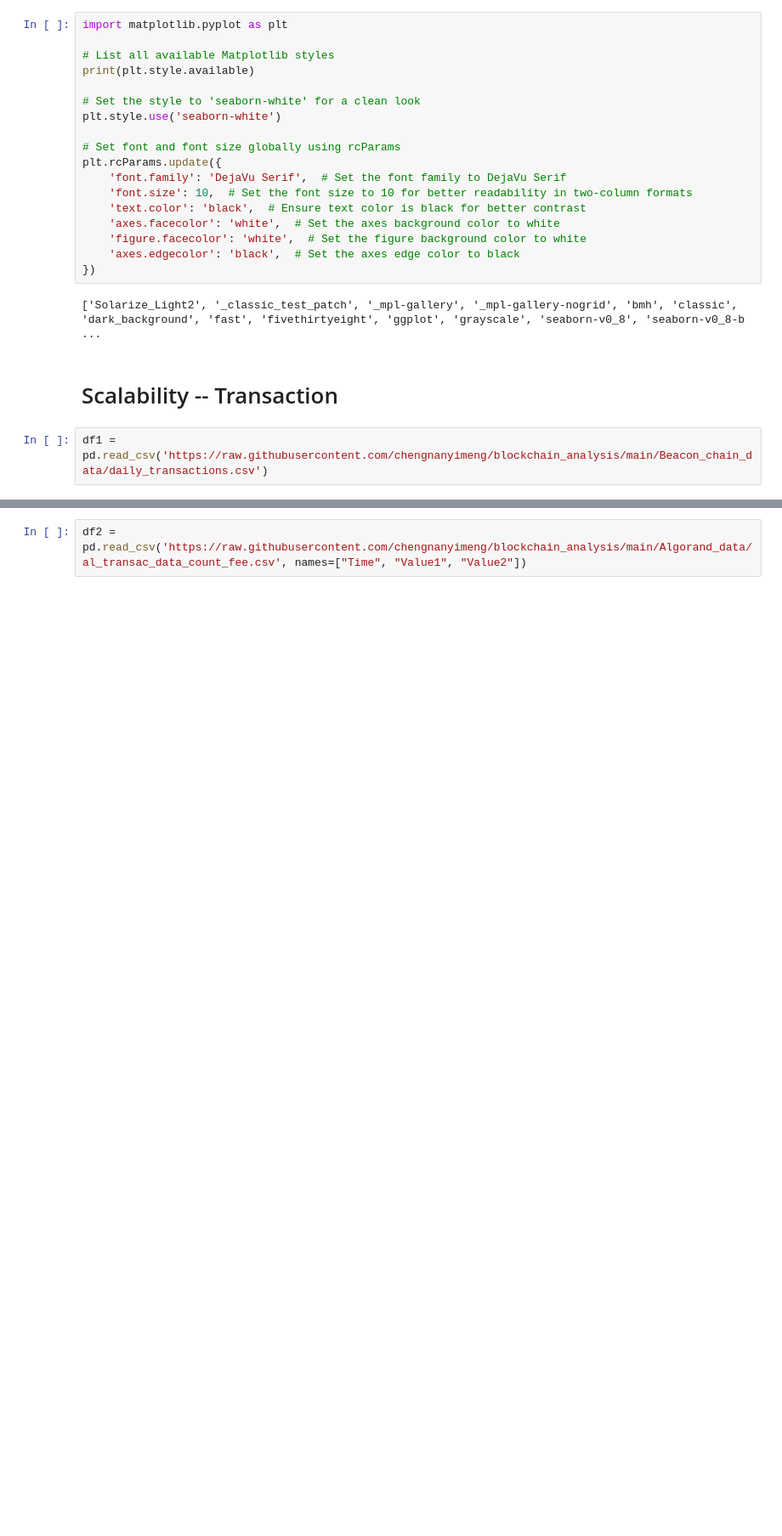
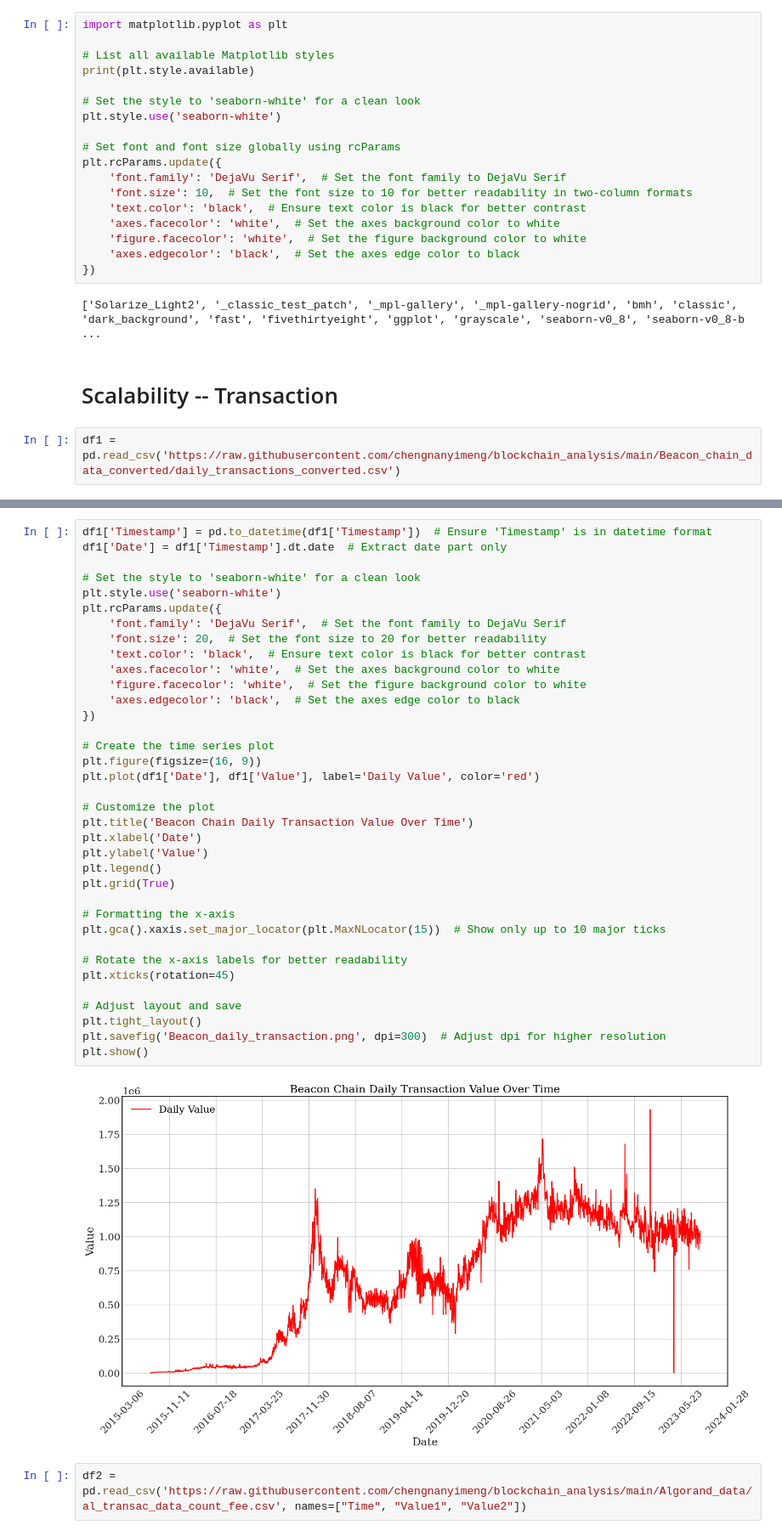
Before and after one commit to KerwinFuyihang/blockchain_analysis, a Jupyter notebook: experiment.ipynb, the cells around one changed output, grey strips where cells are left out. Shown at 85% size. Drawn from its saved outputs; the diff is of its cells as text; blank space fills up the shorter version.

```diff
--- a/experiment.ipynb
+++ b/experiment.ipynb
@@ -28,5 +28,5 @@ plt.rcParams.update({
 # %% [markdown]
 # Scalability -- Transaction
 # %%
-df1 = pd.read_csv('https://raw.githubusercontent.com/chengnanyimeng/blockchain_analysis/main/Beacon_chain_data/daily_transactions.csv')
+df1 = pd.read_csv('https://raw.githubusercontent.com/chengnanyimeng/blockchain_analysis/main/Beacon_chain_data_converted/daily_transactions_converted.csv')
 # %%
@@ -38,2 +48,40 @@ dtype: int64
+# %%
+df1['Timestamp'] = pd.to_datetime(df1['Timestamp'])  # Ensure 'Timestamp' is in datetime format
+df1['Date'] = df1['Timestamp'].dt.date  # Extract date part only
+
+# Set the style to 'seaborn-white' for a clean look
+plt.style.use('seaborn-white')
+plt.rcParams.update({
+    'font.family': 'DejaVu Serif',  # Set the font family to DejaVu Serif
+    'font.size': 20,  # Set the font size to 20 for better readability
+    'text.color': 'black',  # Ensure text color is black for better contrast
+    'axes.facecolor': 'white',  # Set the axes background color to white
+    'figure.facecolor': 'white',  # Set the figure background color to white
+    'axes.edgecolor': 'black',  # Set the axes edge color to black
+})
+
+# Create the time series plot
+plt.figure(figsize=(16, 9))
+plt.plot(df1['Date'], df1['Value'], label='Daily Value', color='red')
+
+# Customize the plot
+plt.title('Beacon Chain Daily Transaction Value Over Time')
+plt.xlabel('Date')
+plt.ylabel('Value')
+plt.legend()
+plt.grid(True)
+
+# Formatting the x-axis
+plt.gca().xaxis.set_major_locator(plt.MaxNLocator(15))  # Show only up to 10 major ticks
+
+# Rotate the x-axis labels for better readability
+plt.xticks(rotation=45)
+
+# Adjust layout and save
+plt.tight_layout()
+plt.savefig('Beacon_daily_transaction.png', dpi=300)  # Adjust dpi for higher resolution
+plt.show()
+# %% [output]
+[figure, added]
 # %%
 df2 = pd.read_csv('https://raw.githubusercontent.com/chengnanyimeng/blockchain_analysis/main/Algorand_data/al_transac_data_count_fee.csv', names=["Time", "Value1", "Value2"])
```
Also changed, not shown: parts of 33 cells of this notebook.
